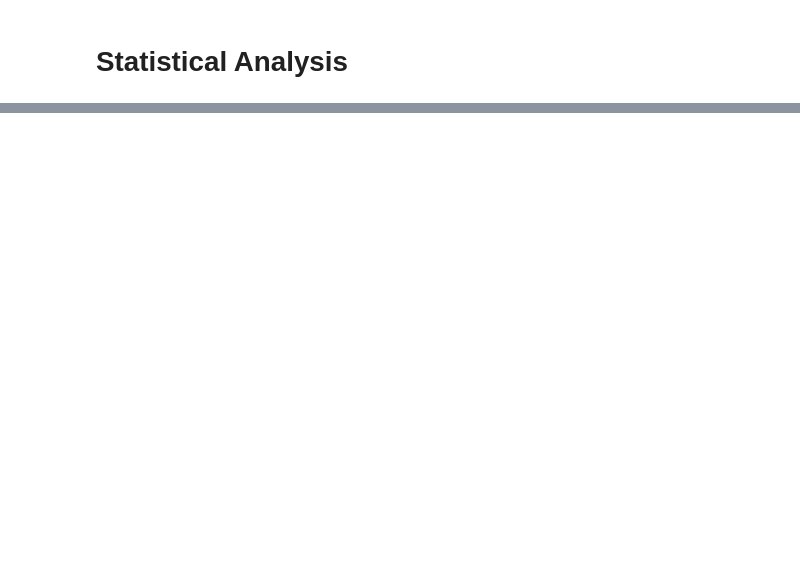
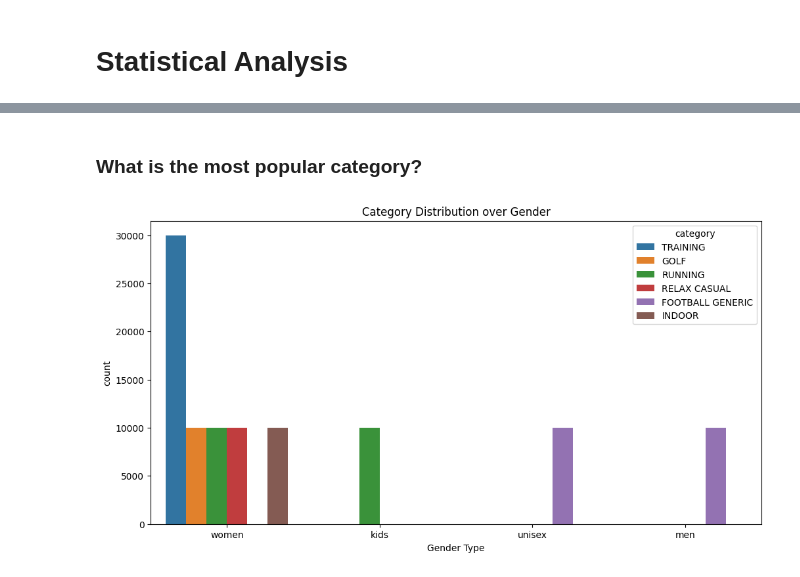
Before and after one commit to AhmedYousriSobhi/market_campain_imapct, a Jupyter notebook: nb_workspace/_1_data_raw_eda.ipynb, the cells around one changed output, grey strips where cells are left out. Cells and saved outputs as stored; diff of their text form; code cells hidden in the pictures; blank space fills up the shorter version.

```diff
--- a/nb_workspace/_1_data_raw_eda.ipynb
+++ b/nb_workspace/_1_data_raw_eda.ipynb
@@ -126,0 +426,15 @@ df
+# %% [markdown]
+### What is the most popular category?
+# %%
+plt.figure(figsize=(12, 6))
+sns.countplot(
+    data=df.reset_index(drop=True),
+    x='gender',
+    hue='category'
+)
+plt.title('Category Distribution over Gender')
+plt.xlabel('Gender Type')
+plt.savefig('../report/plots/category_distribution_over_gender.jpg')
+plt.show()
+# %% [output]
+[figure, added]
```
Also changed, not shown: parts of 33 cells of this notebook, 4 other files.
